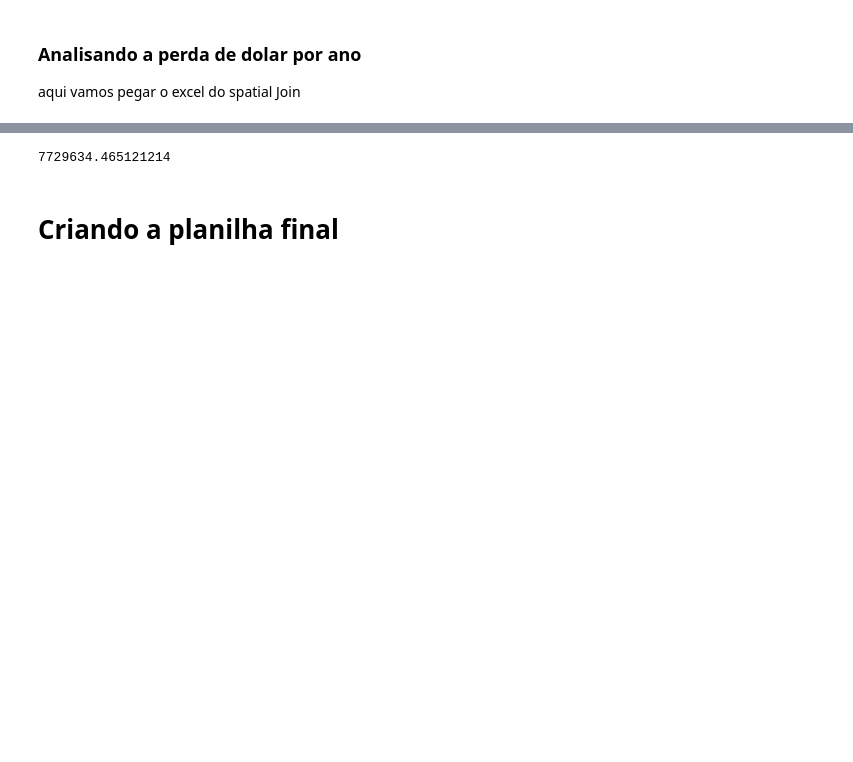
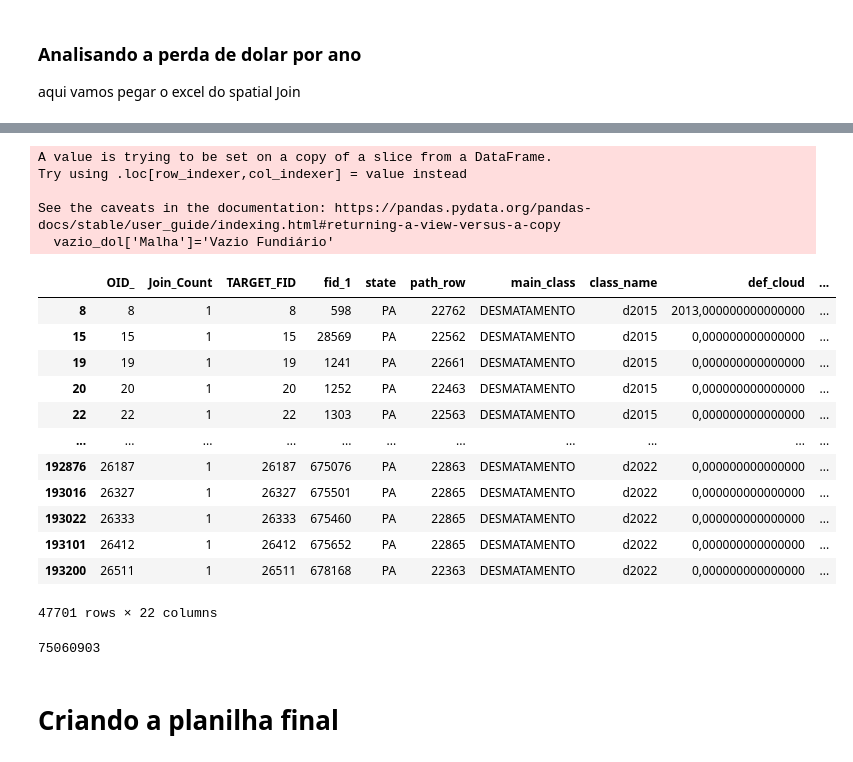
Before and after one commit to EduMinsky/AnaliseTelesPires, a Jupyter notebook: Analise Teles Pires.ipynb, the cells around one changed output, grey strips where cells are left out. Drawn from its saved outputs; the diff is of its cells as text; code cells hidden in the pictures; blank space fills up the shorter version.

```diff
--- a/Analise Teles Pires.ipynb
+++ b/Analise Teles Pires.ipynb
@@ -179,7 +169,16 @@ TI_alerta = pd.read_csv("C:/Users/" + usuario+"/Dropbox (CPI)/EduardoMinsky/Anal
 # %%
 desmat_dolarizado_assentamento = all_desmat_dol[all_desmat_dol['fid_1'].isin(assentamento_alerta.fid_1.unique())]
-desmat_dolarizado_car =  all_desmat_dol[all_desmat_dol['fid_1'].isin(car_alerta.fid_1.unique())]
-desmat_dolarizado_flora =  all_desmat_dol[all_desmat_dol['fid_1'].isin(flora_alerta.fid_1.unique())]
-desmat_dolarizado_SIGEF =  all_desmat_dol[all_desmat_dol['fid_1'].isin(SIGEF_alerta.fid_1.unique())]
-desmat_dolarizado_SNUC =  all_desmat_dol[all_desmat_dol['fid_1'].isin(SNUC_alerta.fid_1.unique())]
-desmat_dolarizado_TI =  all_desmat_dol[all_desmat_dol['fid_1'].isin(TI_alerta.fid_1.unique())]
+desmat_dolarizado_car =  all_desmat_dol[all_desmat_dol['fid_1'].isin(car_alerta.fid_1)]
+desmat_dolarizado_flora =  all_desmat_dol[all_desmat_dol['fid_1'].isin(flora_alerta.fid_1)]
+desmat_dolarizado_SIGEF =  all_desmat_dol[all_desmat_dol['fid_1'].isin(SIGEF_alerta.fid_1)]
+desmat_dolarizado_SNUC =  all_desmat_dol[all_desmat_dol['fid_1'].isin(SNUC_alerta.fid_1)]
+desmat_dolarizado_TI =  all_desmat_dol[all_desmat_dol['fid_1'].isin(TI_alerta.fid_1)]
+
+
+#Criando colunas de Malha
+desmat_dolarizado_assentamento['Malha']='Assentamento'
+desmat_dolarizado_car['Malha']='CAR'
+desmat_dolarizado_flora['Malha']='Floresta Ñ Destinada'
+desmat_dolarizado_SIGEF['Malha']='SIGEF'
+desmat_dolarizado_SNUC['Malha']='SNUC'
+desmat_dolarizado_TI['Malha']='Terra Indigena'
@@ -186,24 +203,47 @@ desmat_dolarizado_TI =  all_desmat_dol[all_desmat_dol['fid_1'].isin(TI_alerta.fi
 # %%
+#Criando o Desmatamento para o vazio:
+
 import itertools
-desmat_dolarizado_assentamento.fid_1.unique()
-desmat_dolarizado_car.fid_1.unique()
-desmat_dolarizado_flora.fid_1.unique()
-desmat_dolarizado_SIGEF.fid_1.unique()
-desmat_dolarizado_SNUC.fid_1.unique()
-desmat_dolarizado_TI.fid_1.unique()
+list_fid = list(itertools.chain(desmat_dolarizado_assentamento.fid_1,
+                          desmat_dolarizado_car.fid_1,
+                          desmat_dolarizado_flora.fid_1,
+                          desmat_dolarizado_SIGEF.fid_1,
+                          desmat_dolarizado_SNUC.fid_1,
+                          desmat_dolarizado_TI.fid_1))
+vazio_dol = all_desmat_dol[~all_desmat_dol['fid_1'].isin(list_fid)]
 
-
-
-result = list(itertools.chain(desmat_dolarizado_assentamento.fid_1.unique(),
-                              desmat_dolarizado_car.fid_1.unique(),
-                             desmat_dolarizado_flora.fid_1.unique(),desmat_dolarizado_SIGEF.fid_1.unique(),
-                             desmat_dolarizado_SNUC.fid_1.unique(),desmat_dolarizado_TI.fid_1.unique()))
-result
-
-desmatamentoSemMalha = all_desmat_dol[~all_desmat_dol['fid_1'].isin(result)]
-desmatamentoSemMalha
+vazio_dol['Malha']='Vazio Fundiário'
+vazio_dol
 # %% [output]
-7729634.465121214
+A value is trying to be set on a copy of a slice from a DataFrame.
+Try using .loc[row_indexer,col_indexer] = value instead
+
+See the caveats in the documentation: https://pandas.pydata.org/pandas-docs/stable/user_guide/indexing.html#returning-a-view-versus-a-copy
+  vazio_dol['Malha']='Vazio Fundiário'
+|  | OID_ | Join_Count | TARGET_FID | fid_1 | state | path_row | main_class | class_name | def_cloud | ... |
+| 8 | 8 | 1 | 8 | 598 | PA | 22762 | DESMATAMENTO | d2015 | 2013,000000000000000 | ... |
+| 15 | 15 | 1 | 15 | 28569 | PA | 22562 | DESMATAMENTO | d2015 | 0,000000000000000 | ... |
+| 19 | 19 | 1 | 19 | 1241 | PA | 22661 | DESMATAMENTO | d2015 | 0,000000000000000 | ... |
+| 20 | 20 | 1 | 20 | 1252 | PA | 22463 | DESMATAMENTO | d2015 | 0,000000000000000 | ... |
+| 22 | 22 | 1 | 22 | 1303 | PA | 22563 | DESMATAMENTO | d2015 | 0,000000000000000 | ... |
+| ... | ... | ... | ... | ... | ... | ... | ... | ... | ... | ... |
+| 192876 | 26187 | 1 | 26187 | 675076 | PA | 22863 | DESMATAMENTO | d2022 | 0,000000000000000 | ... |
+| 193016 | 26327 | 1 | 26327 | 675501 | PA | 22865 | DESMATAMENTO | d2022 | 0,000000000000000 | ... |
+| 193022 | 26333 | 1 | 26333 | 675460 | PA | 22865 | DESMATAMENTO | d2022 | 0,000000000000000 | ... |
+| 193101 | 26412 | 1 | 26412 | 675652 | PA | 22865 | DESMATAMENTO | d2022 | 0,000000000000000 | ... |
+| 193200 | 26511 | 1 | 26511 | 678168 | PA | 22363 | DESMATAMENTO | d2022 | 0,000000000000000 | ... |
+47701 rows × 22 columns
+# %%
+pd_desmatamento_Malha = pd.concat([desmat_dolarizado_assentamento,desmat_dolarizado_car,
+                                  desmat_dolarizado_flora,desmat_dolarizado_SIGEF,desmat_dolarizado_SNUC,
+                                  desmat_dolarizado_TI,vazio_dol],ignore_index=True)
+
+
+pd_desmatamento_Malha[pd_desmatamento_Malha['Malha']=="Vazio Fundiário"].gridcode.sum()
+#7.729.634
+75060903
+# %% [output]
+75060903
 # %% [markdown]
 # Criando a planilha final
 # %%
```
Also changed, not shown: parts of 14 cells of this notebook.
